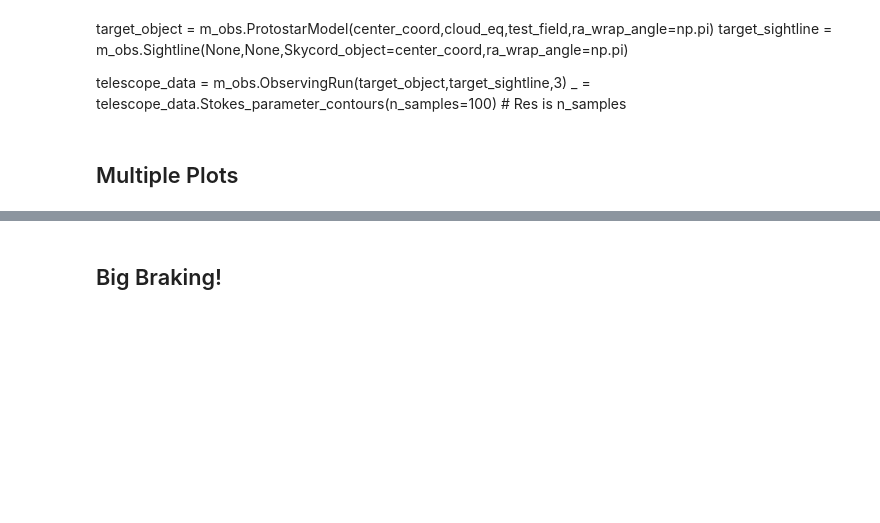
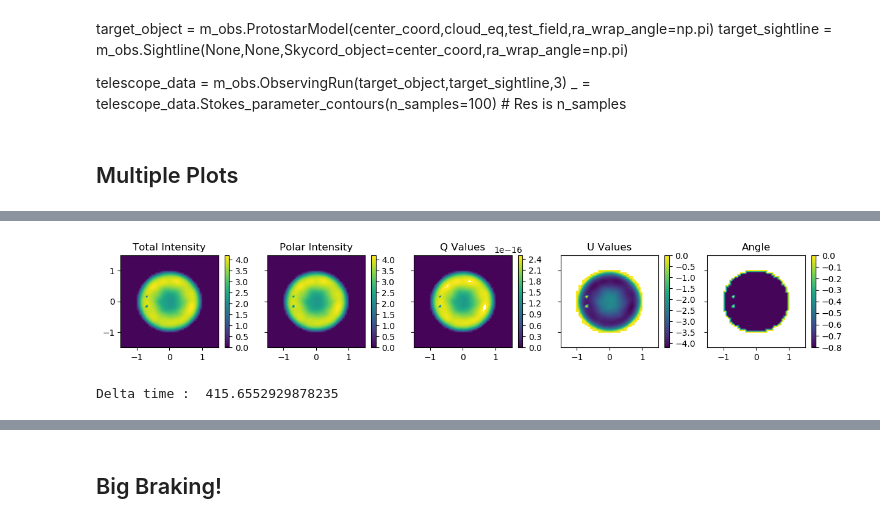
Before and after one commit to psmd-iberutaru/Akamai-Internship, a Jupyter notebook: Codebase/Active_Codebase/contour_plots.ipynb, the cells around one changed output, grey strips where cells are left out. Drawn from its saved outputs; the diff is of its cells as text; code cells hidden in the pictures; blank space fills up the shorter version.

Commit message:
Added the functionality of interpolation tables, this required adaption of selecting the method of integration.

```diff
--- a/Codebase/Active_Codebase/contour_plots.ipynb
+++ b/Codebase/Active_Codebase/contour_plots.ipynb
@@ -78,0 +95,26 @@ _ = telescope_data_45.Stokes_parameter_contours(n_axial_samples=50)
+# %%
+def test_field_45_t(x,y,z):
+    return np.zeros_like(x),np.ones_like(x),np.ones_like(x)
+
+def intensity_field_45_table(x,y,z):
+    return 2*x**2 + 2*y**2 + 2*z**2
+
+x_tab_val = np.random.uniform(-2,2,5000)
+y_tab_val = np.random.uniform(-2,2,5000)
+z_tab_val = np.random.uniform(-2,2,5000)
+ans_tab_val = intensity_field_45_table(x_tab_val,y_tab_val,z_tab_val)
+intensity_table = d_systize.InterpolationTable(x_tab_val,y_tab_val,z_tab_val,'scalar',scalar_ans=ans_tab_val)
+
+
+target_object_45 = m_obs.ProtostarModel(center_coord,cloud_eq,test_field_45_t,density_model=intensity_table,
+                                        zeros_guess_count=n_zeros,polarization_model=1,ra_wrap_angle=np.pi)
+target_sightline_45 = m_obs.Sightline(None,None,Skycord_object=center_coord,ra_wrap_angle=np.pi)
+telescope_data_45 = m_obs.ObservingRun(target_object_45,target_sightline_45,3)
+
+start_time = time.time()
+_ = telescope_data_45.Stokes_parameter_contours(n_axial_samples=50)
+end_time = time.time()
+print('Delta time : ', end_time - start_time)
+# %% [output]
+[figure, added]
+Delta time :  415.6552929878235
```
Also changed, not shown: parts of 11 cells of this notebook, 11 other files.
